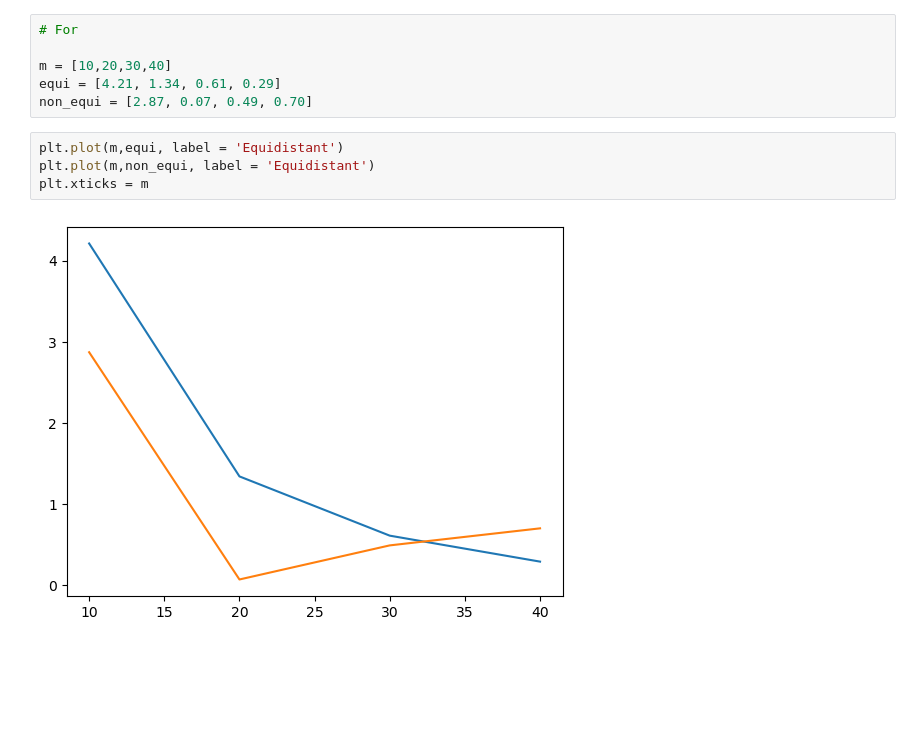
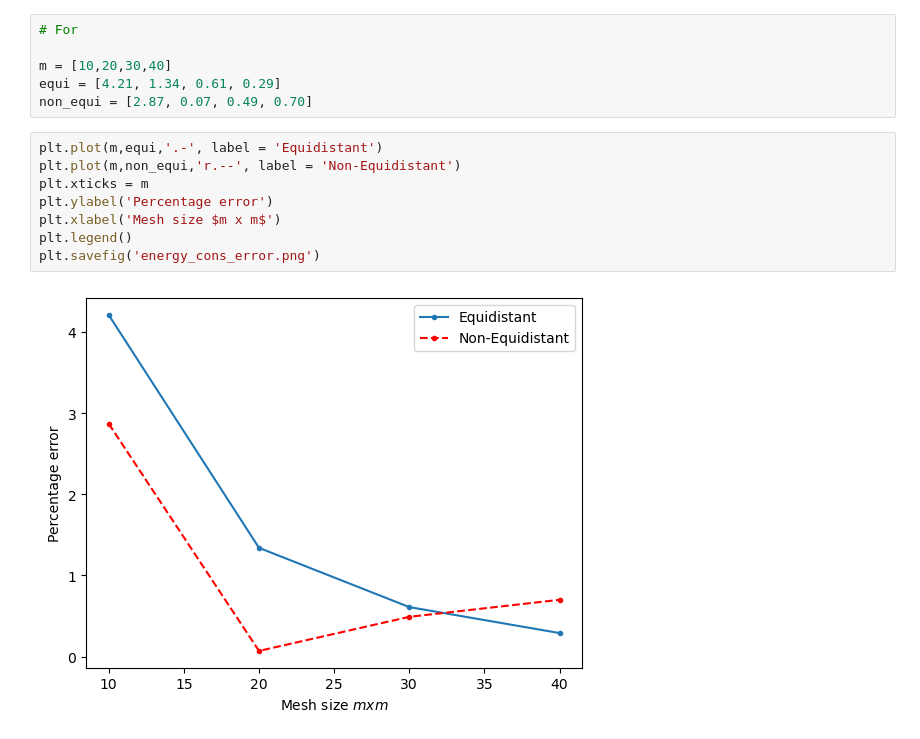
Before and after one commit to John-Carlsson/CFD, a Jupyter notebook: task1/Figures/plotter.ipynb, the cells around one changed output. Cells and saved outputs as stored; diff of their text form; blank space fills up the shorter version.

Commit message:
fixed plots

```diff
--- a/task1/Figures/plotter.ipynb
+++ b/task1/Figures/plotter.ipynb
@@ -17,8 +21,12 @@ m = [10,20,30,40]
 equi = [4.21, 1.34, 0.61, 0.29]
 non_equi = [2.87, 0.07, 0.49, 0.70]
 # %%
-plt.plot(m,equi, label = 'Equidistant')
-plt.plot(m,non_equi, label = 'Equidistant')
+plt.plot(m,equi,'.-', label = 'Equidistant')
+plt.plot(m,non_equi,'r.--', label = 'Non-Equidistant')
 plt.xticks = m
+plt.ylabel('Percentage error')
+plt.xlabel('Mesh size $m x m$')
+plt.legend()
+plt.savefig('energy_cons_error.png')
 # %% [output]
-[figure, old version]
+[figure, new version]
```
Also changed, not shown: parts of 1 cell of this notebook, 9 other files.
